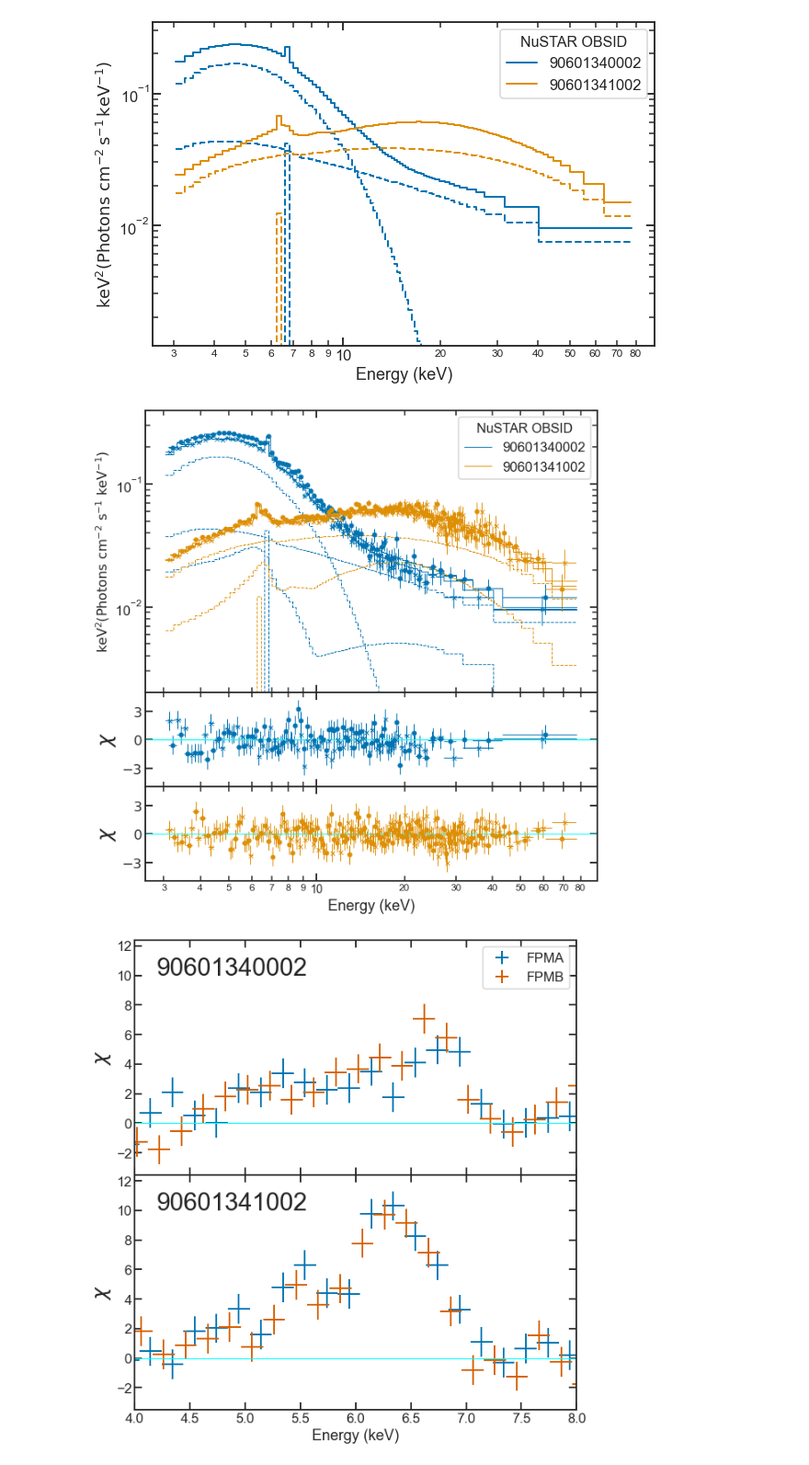
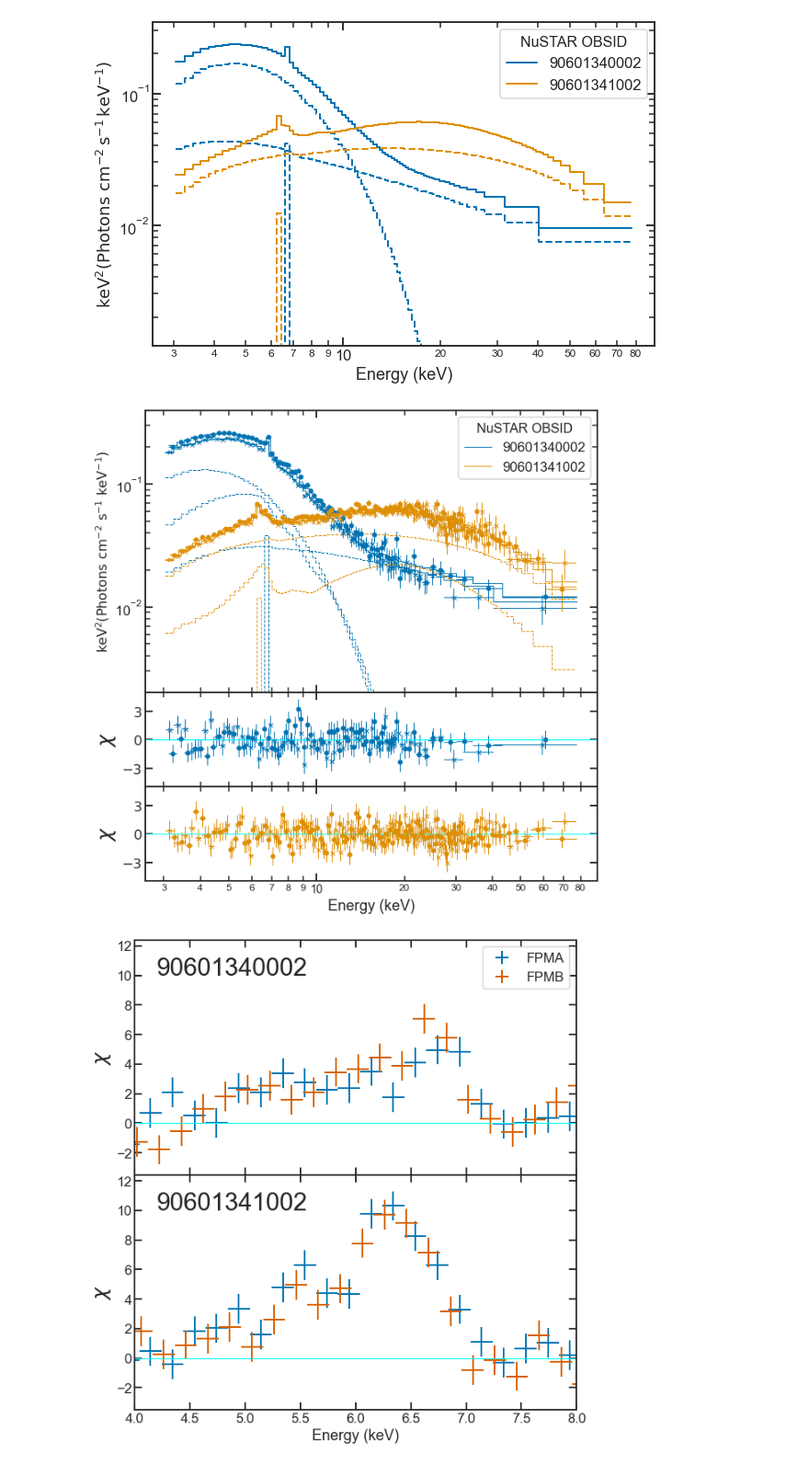
Before and after one commit to snpike/scripts, a Jupyter notebook: MAXI_J1848m015/Spectral_plotting.ipynb, the cells around one changed output. Shown at 92% size. Saved outputs shown, nothing was run; the diff lists cells and outputs as text; code cells hidden in the pictures.

```diff
--- a/MAXI_J1848m015/Spectral_plotting.ipynb
+++ b/MAXI_J1848m015/Spectral_plotting.ipynb
@@ -37,9 +37,11 @@ fig_dir = root_dir + 'figures/'
 
 file_soft = open(root_dir + '90601340002_products06/tbabs_diskbb_pl_relxilllp_gauss_eeufspec.qdp', 'r')
 file_hard = open(root_dir + '90601341002_products06/tbabs_cutoffpl_relxilllp_gauss.qdp', 'r')
+file_joint = open(root_dir + '90601340002_products06/tbabs_relxillNS_nthcomp_relxilllp_gauss_joint_eeufspec.qdp', 'r')
 
 data_soft = read_QDP(file_soft)
 data_hard = read_QDP(file_hard)
+data_joint = read_QDP(file_joint)
 # %%
 lw = 1.5
 # ls = 'steps'
@@ -230,64 +232,64 @@ AxesSubplot(0.125,0.125;0.775x0.755)
 # %%
 ms=5
 lw=1
-
+ls=''
 
 # When plotting QDP, the 0th column is X, 1st is X error, 2nd is Y, 3rd is Y error, and 4th is the model
 fig, (ax1, ax2, ax3) = plt.subplots(3,1, sharex=True,  gridspec_kw = {'height_ratios':[3, 1, 1], 'hspace':0}, figsize=(9, 9))
-ax1.errorbar(data_soft[0][0],data_soft[0][2], xerr=data_soft[0][1], yerr=data_soft[0][3], \
+ax1.errorbar(data_joint[0][0],data_joint[0][2], xerr=data_joint[0][1], yerr=data_joint[0][3], \
              ls=ls, lw=lw, color='C0', marker='x', ms=ms)
-ax1.errorbar(data_soft[1][0],data_soft[1][2], xerr=data_soft[1][1], yerr=data_soft[1][3], \
+ax1.errorbar(data_joint[1][0],data_joint[1][2], xerr=data_joint[1][1], yerr=data_joint[1][3], \
              ls=ls, lw=lw, color='C0', marker='o', ms=ms)
 
-ax1.step(np.concatenate([data_soft[0][0]-data_soft[0][1], [data_soft[0][0][-1]+data_soft[0][1][-1]]]), \
-         np.concatenate([data_soft[0][4], [data_soft[0][4][-1]]]), where='post', color='C0', lw=lw, label='90601340002')
-ax1.step(np.concatenate([data_soft[1][0]-data_soft[1][1], [data_soft[1][0][-1]+data_soft[1][1][-1]]]), \
-         np.concatenate([data_soft[1][4], [data_soft[1][4][-1]]]), where='post', color='C0', lw=lw)
+ax1.step(np.concatenate([data_joint[0][0]-data_joint[0][1], [data_joint[0][0][-1]+data_joint[0][1][-1]]]), \
+         np.concatenate([data_joint[0][4], [data_joint[0][4][-1]]]), where='post', color='C0', lw=lw, label='90601340002')
+ax1.step(np.concatenate([data_joint[1][0]-data_joint[1][1], [data_joint[1][0][-1]+data_joint[1][1][-1]]]), \
+         np.concatenate([data_joint[1][4], [data_joint[1][4][-1]]]), where='post', color='C0', lw=lw)
 
-ax1.step(np.concatenate([data_soft[0][0]-data_soft[0][1], [data_soft[0][0][-1]+data_soft[0][1][-1]]]), \
-         np.concatenate([data_soft[0][5], [data_soft[0][5][-1]]]), where='post', color='C0', ls='dashed', lw=lw)
+ax1.step(np.concatenate([data_joint[0][0]-data_joint[0][1], [data_joint[0][0][-1]+data_joint[0][1][-1]]]), \
+         np.concatenate([data_joint[0][5], [data_joint[0][5][-1]]]), where='post', color='C0', ls='dashed', lw=lw)
 
-ax1.step(np.concatenate([data_soft[0][0]-data_soft[0][1], [data_soft[0][0][-1]+data_soft[0][1][-1]]]), \
-         np.concatenate([data_soft[0][6], [data_soft[0][6][-1]]]), where='post', color='C0', ls='dashed', lw=lw)
+ax1.step(np.concatenate([data_joint[0][0]-data_joint[0][1], [data_joint[0][0][-1]+data_joint[0][1][-1]]]), \
+         np.concatenate([data_joint[0][6], [data_joint[0][6][-1]]]), where='post', color='C0', ls='dashed', lw=lw)
 
-ax1.step(np.concatenate([data_soft[0][0]-data_soft[0][1], [data_soft[0][0][-1]+data_soft[0][1][-1]]]), \
-         np.concatenate([data_soft[0][7], [data_soft[0][7][-1]]]), where='post', color='C0', ls='dashed', lw=lw)
-ax1.step(np.concatenate([data_soft[0][0]-data_soft[0][1], [data_soft[0][0][-1]+data_soft[0][1][-1]]]), \
-         np.concatenate([data_soft[0][8], [data_soft[0][8][-1]]]), where='post', color='C0', ls='dashed', lw=lw)
+ax1.step(np.concatenate([data_joint[0][0]-data_joint[0][1], [data_joint[0][0][-1]+data_joint[0][1][-1]]]), \
+         np.concatenate([data_joint[0][7], [data_joint[0][7][-1]]]), where='post', color='C0', ls='dashed', lw=lw)
+ax1.step(np.concatenate([data_joint[0][0]-data_joint[0][1], [data_joint[0][0][-1]+data_joint[0][1][-1]]]), \
+         np.concatenate([data_joint[0][8], [data_joint[0][8][-1]]]), where='post', color='C0', ls='dashed', lw=lw)
 
 
 
 
-ax1.errorbar(data_hard[0][0],data_hard[0][2], xerr=data_hard[0][1], yerr=data_hard[0][3], \
+ax1.errorbar(data_joint[2][0],data_joint[2][2], xerr=data_joint[2][1], yerr=data_joint[2][3], \
              ls=ls, lw=lw, color='C1', marker='x', ms=ms)
-ax1.errorbar(data_hard[1][0],data_hard[1][2], xerr=data_hard[1][1], yerr=data_hard[1][3], \
+ax1.errorbar(data_joint[3][0],data_joint[3][2], xerr=data_joint[3][1], yerr=data_joint[3][3], \
              ls=ls, lw=lw, color='C1', marker='o', ms=ms)
 
-ax1.step(np.concatenate([data_hard[0][0]-data_hard[0][1], [data_hard[0][0][-1]+data_hard[0][1][-1]]]), \
-         np.concatenate([data_hard[0][4], [data_hard[0][4][-1]]]), where='post', color='C1', lw=lw, label='90601341002')
-ax1.step(np.concatenate([data_hard[1][0]-data_hard[1][1], [data_hard[1][0][-1]+data_hard[1][1][-1]]]), \
-         np.concatenate([data_hard[1][4], [data_hard[1][4][-1]]]), where='post', color='C1', lw=lw)
+ax1.step(np.concatenate([data_joint[2][0]-data_joint[2][1], [data_joint[2][0][-1]+data_joint[2][1][-1]]]), \
+         np.concatenate([data_joint[2][4], [data_joint[2][4][-1]]]), where='post', color='C1', lw=lw, label='90601341002')
+ax1.step(np.concatenate([data_joint[3][0]-data_joint[3][1], [data_joint[3][0][-1]+data_joint[3][1][-1]]]), \
+         np.concatenate([data_joint[3][4], [data_joint[3][4][-1]]]), where='post', color='C1', lw=lw)
 
-ax1.step(np.concatenate([data_hard[0][0]-data_hard[0][1], [data_hard[0][0][-1]+data_hard[0][1][-1]]]), \
-         np.concatenate([data_hard[0][5], [data_hard[0][5][-1]]]), where='post', color='C1', ls='dashed', lw=lw)
+ax1.step(np.concatenate([data_joint[2][0]-data_joint[2][1], [data_joint[2][0][-1]+data_joint[2][1][-1]]]), \
+         np.concatenate([data_joint[2][5], [data_joint[2][5][-1]]]), where='post', color='C1', ls='dashed', lw=lw)
 
-ax1.step(np.concatenate([data_hard[0][0]-data_hard[0][1], [data_hard[0][0][-1]+data_hard[0][1][-1]]]), \
-         np.concatenate([data_hard[0][6], [data_hard[0][6][-1]]]), where='post', color='C1', ls='dashed', lw=lw)
+ax1.step(np.concatenate([data_joint[2][0]-data_joint[2][1], [data_joint[2][0][-1]+data_joint[2][1][-1]]]), \
+         np.concatenate([data_joint[2][9], [data_joint[2][9][-1]]]), where='post', color='C1', ls='dashed', lw=lw)
 
-ax1.step(np.concatenate([data_hard[0][0]-data_hard[0][1], [data_hard[0][0][-1]+data_hard[0][1][-1]]]), \
-         np.concatenate([data_hard[0][7], [data_hard[0][7][-1]]]), where='post', color='C1', ls='dashed', lw=lw)
+ax1.step(np.concatenate([data_joint[2][0]-data_joint[2][1], [data_joint[2][0][-1]+data_joint[2][1][-1]]]), \
+         np.concatenate([data_joint[2][10], [data_joint[2][10][-1]]]), where='post', color='C1', ls='dashed', lw=lw)
 
 
 
 
-ax2.errorbar(data_soft[0][0],(data_soft[0][2]-data_soft[0][4])/data_soft[0][3], xerr=data_soft[0][1], yerr=1.0, \
+ax2.errorbar(data_joint[0][0],(data_joint[0][2]-data_joint[0][4])/data_joint[0][3], xerr=data_joint[0][1], yerr=1.0, \
              ls=ls, color='C0', lw=lw, marker='x', ms=ms)
-ax2.errorbar(data_soft[1][0],(data_soft[1][2] - data_soft[1][4])/data_soft[1][3], xerr=data_soft[1][1],yerr=1.0, \
+ax2.errorbar(data_joint[1][0],(data_joint[1][2] - data_joint[1][4])/data_joint[1][3], xerr=data_joint[1][1],yerr=1.0, \
              ls=ls, color='C0', lw=lw, marker='o', ms=ms)
 
-ax3.errorbar(data_hard[0][0],(data_hard[0][2]-data_hard[0][4])/data_hard[0][3], xerr=data_hard[0][1], yerr=1.0, \
+ax3.errorbar(data_joint[2][0],(data_joint[2][2]-data_joint[2][4])/data_joint[2][3], xerr=data_joint[2][1], yerr=1.0, \
              ls=ls, color='C1', lw=lw, marker='x', ms=ms)
-ax3.errorbar(data_hard[1][0],(data_hard[1][2] - data_hard[1][4])/data_hard[1][3], xerr=data_hard[1][1],yerr=1.0, \
+ax3.errorbar(data_joint[3][0],(data_joint[3][2] - data_joint[3][4])/data_joint[3][3], xerr=data_joint[3][1],yerr=1.0, \
              ls=ls, color='C1', lw=lw, marker='o', ms=ms)
 
 
@@ -305,34 +307,34 @@ ax2.set_ylim(-5,5)
 ax3.set_ylabel(r'$\chi$', fontsize=25)
 ax3.axhline(0,color='cyan', lw=1.0)
 ax3.set_ylim(-5,5)
 
 # ax1.text(2.9, 2e-5, '(a)')
 # ax2.text(2.9, -4, '(b)')
 
 ax1.set_yticks(ticks= [1e-2, 1e-1], minor=False)
 # ax1.set_yticks(ticks= [], minor=True)
 
 ax2.set_yticks(ticks= [-3, 0, 3], minor=False)
 ax2.set_yticklabels(labels= [r'$-3$', r'$0$', r'$3$'], minor=False)
 
 ax3.set_yticks(ticks= [-3, 0, 3], minor=False)
 ax3.set_yticklabels(labels= [r'$-3$', r'$0$', r'$3$'], minor=False)
 
 ax3.set_xticks(ticks= [10], minor=False)
 ax3.set_xticklabels(labels= [10], minor=False, fontsize=14)
 
 ax3.set_xticks(ticks= [3, 4, 5, 6, 7, 8, 9, 20, 30, 40, 50, 60, 70, 80], minor=True)
 ax3.set_xticklabels(labels= [3, 4, 5, 6, 7, 8, 9, 20, 30, 40, 50, 60, 70, 80], minor=True, fontsize=12)
 
 ax1.tick_params(axis='both',which='both', direction='in', bottom=True, top=True, left=True, right=True)
 ax2.tick_params(axis='both',which='both', direction='in', bottom=True, top=True, left=True, right=True)
 ax3.tick_params(axis='both',which='both', direction='in', bottom=True, top=True, left=True, right=True)
 
 plt.tight_layout()
 
 plt.savefig(fig_dir + 'spectra_and_models.pdf')
 # %% [output]
-[figure, old version]
+[figure, new version]
 # %%
 file_soft = open(root_dir + '90601340002_products06/tbabs_diskbb_pl.qdp', 'r')
 file_hard = open(root_dir + '90601341002_products06/tbabs_cutoffpl.qdp', 'r')
```
Also changed, not shown: 4 other files.
